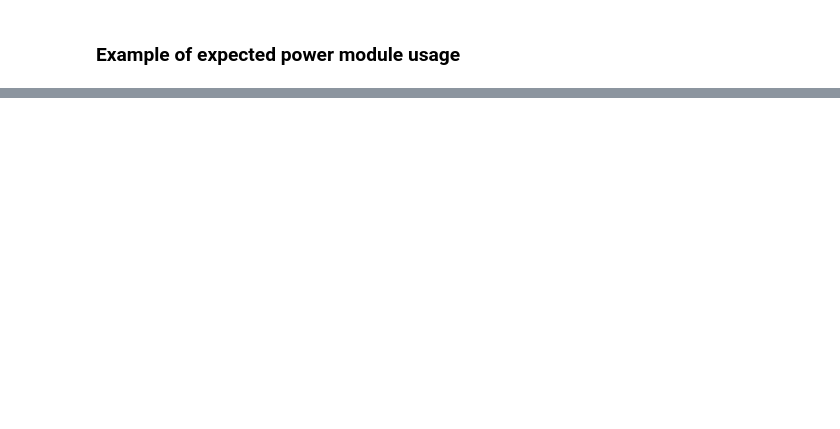
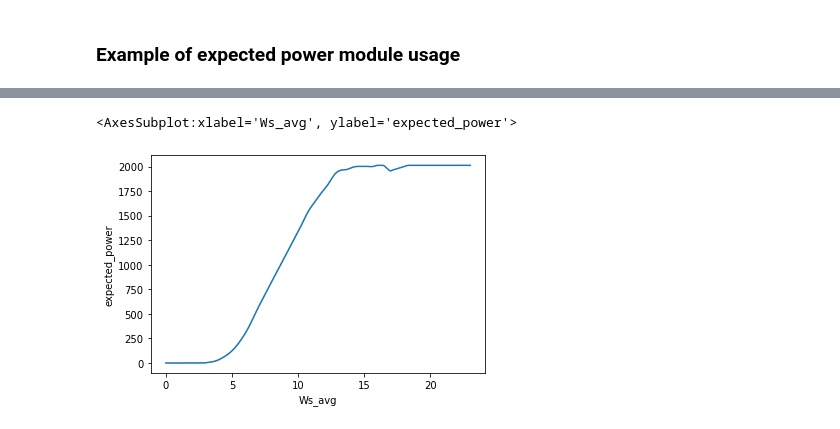
Before and after one commit to abbey2017/wind-energy-analytics, a Jupyter notebook: examples/expected_power_estimation/expected_power.ipynb, the cells around one changed output, grey strips where cells are left out. Cells and saved outputs as stored; diff of their text form; code cells hidden in the pictures; blank space fills up the shorter version.

```diff
--- a/examples/expected_power_estimation/expected_power.ipynb
+++ b/examples/expected_power_estimation/expected_power.ipynb
@@ -99,0 +84,7 @@ proc_df.loc[normal_df.index].plot('P_avg', 'expected_power', kind='scatter', fig
+# %%
+pred_temp = pred_df[pred_df['Wind_turbine_name'] == 'R80721']
+# %%
+sns.lineplot(pred_temp['Ws_avg'], pred_temp['expected_power'])
+# %% [output]
+<AxesSubplot:xlabel='Ws_avg', ylabel='expected_power'>
+[figure, added]
```
Also changed, not shown: parts of 41 cells of this notebook, 6 other files.
